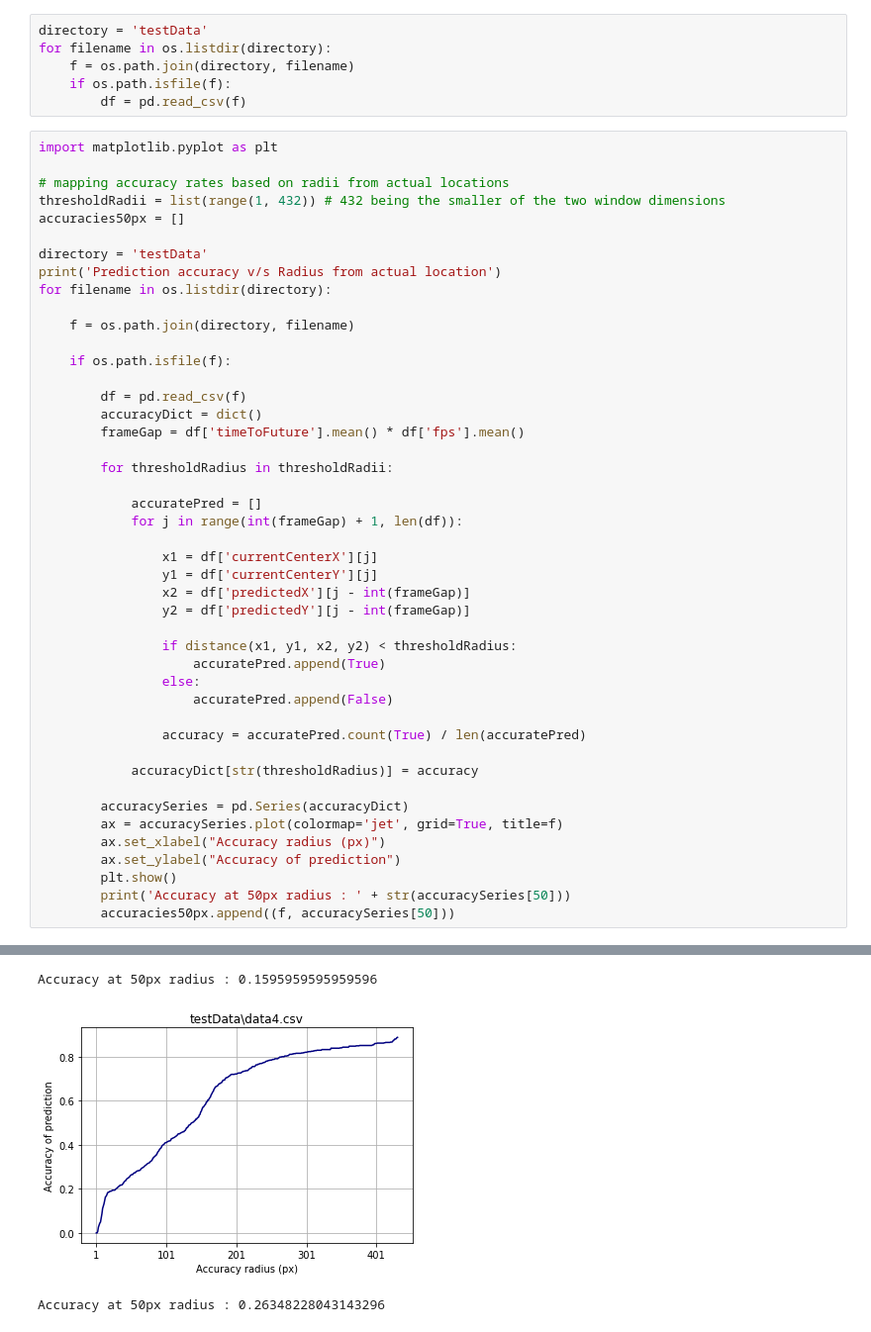
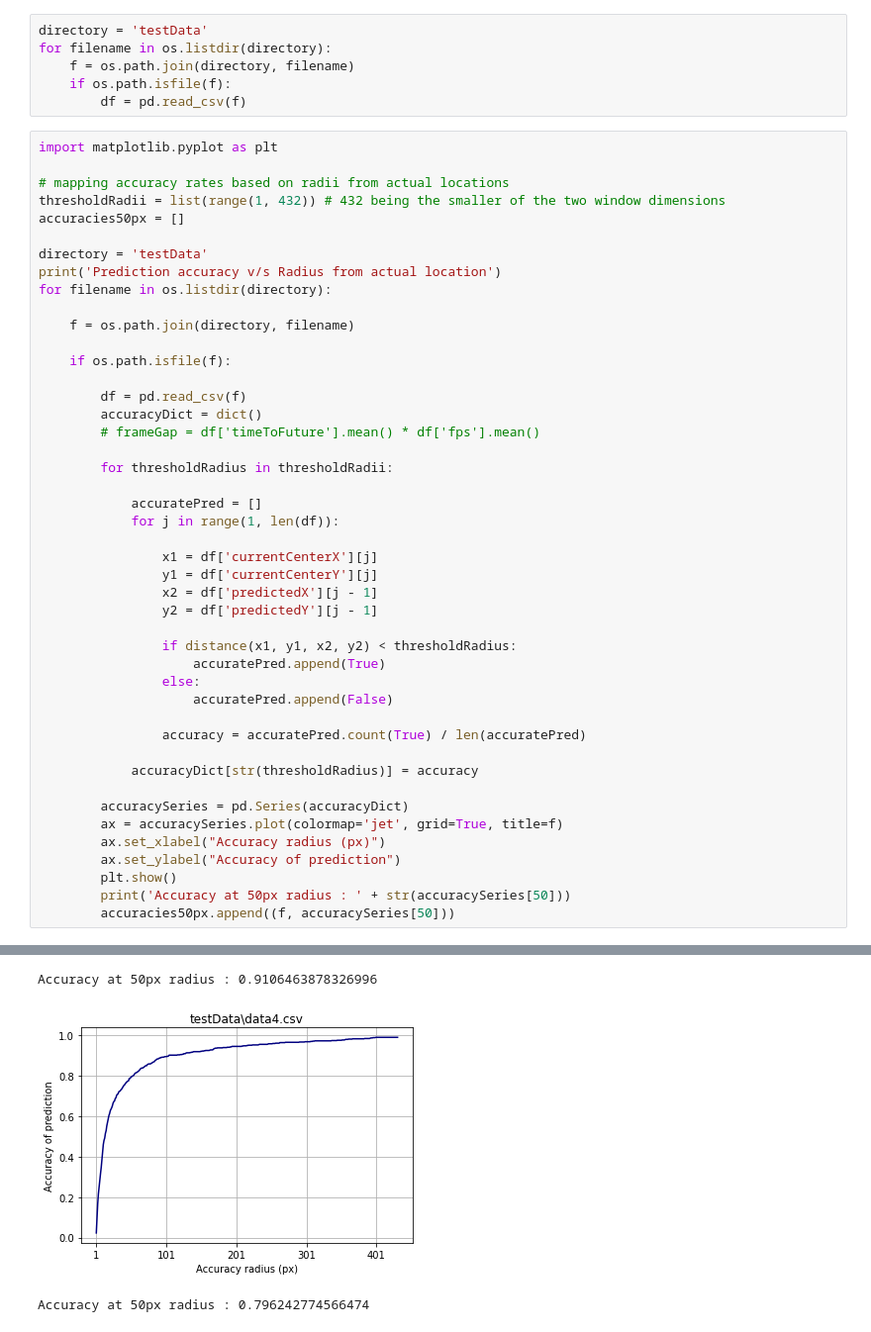
Before and after one commit to SR42-dev/pedestrian-intention-fuzzy-classifier, a Jupyter notebook: dataVisualizations.ipynb, the cells around one changed output, grey strips where cells are left out. Shown at 99% size. Drawn from its saved outputs; the diff is of its cells as text.

```diff
--- a/dataVisualizations.ipynb
+++ b/dataVisualizations.ipynb
@@ -57,17 +57,17 @@ for filename in os.listdir(directory):
 
         df = pd.read_csv(f)
         accuracyDict = dict()
-        frameGap = df['timeToFuture'].mean() * df['fps'].mean()
+        # frameGap = df['timeToFuture'].mean() * df['fps'].mean()
 
         for thresholdRadius in thresholdRadii:
 
             accuratePred = []
-            for j in range(int(frameGap) + 1, len(df)):
+            for j in range(1, len(df)):
 
                 x1 = df['currentCenterX'][j]
                 y1 = df['currentCenterY'][j]
-                x2 = df['predictedX'][j - int(frameGap)]
-                y2 = df['predictedY'][j - int(frameGap)]
+                x2 = df['predictedX'][j - 1]
+                y2 = df['predictedY'][j - 1]
 
                 if distance(x1, y1, x2, y2) < thresholdRadius:
                     accuratePred.append(True)
@@ -97,3 +97,3 @@ Accuracy at 50px radius : 0.20600858369098712
-Accuracy at 50px radius : 0.1595959595959596
+Accuracy at 50px radius : 0.9106463878326996
-[figure, old version]
+[figure, new version]
-Accuracy at 50px radius : 0.26348228043143296
+Accuracy at 50px radius : 0.796242774566474
```
Also changed, not shown: parts of 3 cells of this notebook, 7 other files.
